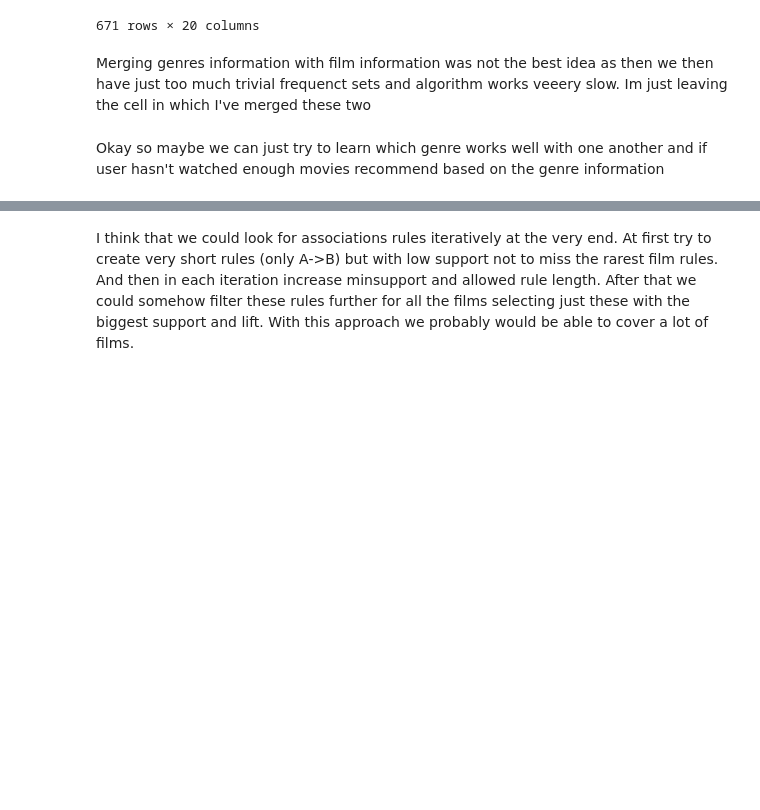
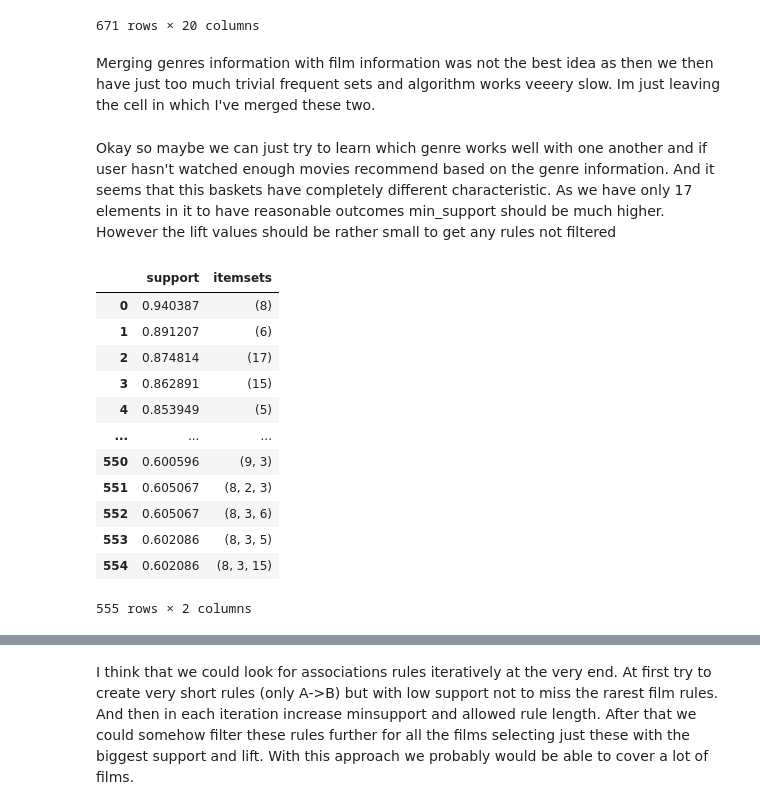
Before and after one commit to SebChw/Data-Mining, a Jupyter notebook: movies_recommender.ipynb, the cells around one changed output, grey strips where cells are left out. Cells and saved outputs as stored; diff of their text form; code cells hidden in the pictures; blank space fills up the shorter version.

Commit message:
add: finished recommender

```diff
--- a/movies_recommender.ipynb
+++ b/movies_recommender.ipynb
@@ -253,7 +259,7 @@ genres_sentiment # We get new cool dataframe
 # %%
 genres_sentiment_class = genres_sentiment.apply(lambda x: np.sign(x)) #now if anyone likes a genre it get 1 if don't it get -1 if 0 then we do not care
 # %% [markdown]
-Merging genres information with film information was not the best idea as then we then have just too much trivial frequenct sets and algorithm works veeery slow. Im just leaving the cell in which I've merged these two
+Merging genres information with film information was not the best idea as then we then have just too much trivial frequent sets and algorithm works veeery slow. Im just leaving the cell in which I've merged these two.
 # %%
 positive_transactions_film_and_genre = []
 for userId in users_train:
@@ -262,7 +268,7 @@ for userId in users_train:
     liked_genres = np.argwhere((genres_sentiment_class.loc[userId] == 1).to_numpy())
     positive_transactions_film_and_genre.append(list(liked_genres.flatten()) + liked_movies )
 # %% [markdown]
-Okay so maybe we can just try to learn which genre works well with one another and if user hasn't watched enough movies recommend based on the genre information
+Okay so maybe we can just try to learn which genre works well with one another and if user hasn't watched enough movies recommend based on the genre information. And it seems that this baskets have completely different characteristic. As we have only 17 elements in it to have reasonable outcomes min_support should be much higher. However the lift values should be rather small to get any rules not filtered
 # %%
 positive_transactions_genre = []
 for userId in users_train:
@@ -276,4 +282,20 @@ df = pd.DataFrame(te_array, columns=te.columns_)
 
 frequent_itemsets = fpgrowth(df, min_support=0.6, use_colnames=True, max_len=4) #in that case we have small amount of items and they probably are quite often
 #So support should be high, I also think that constraining size of the frequent itemset is a good idea
+# %%
+frequent_itemsets
+# %% [output]
+|  | support | itemsets |
+| 0 | 0.940387 | (8) |
+| 1 | 0.891207 | (6) |
+| 2 | 0.874814 | (17) |
+| 3 | 0.862891 | (15) |
+| 4 | 0.853949 | (5) |
+| ... | ... | ... |
+| 550 | 0.600596 | (9, 3) |
+| 551 | 0.605067 | (8, 2, 3) |
+| 552 | 0.605067 | (8, 3, 6) |
+| 553 | 0.602086 | (8, 3, 5) |
+| 554 | 0.602086 | (8, 3, 15) |
+555 rows × 2 columns
 # %%
```
Also changed, not shown: parts of 39 cells of this notebook.
